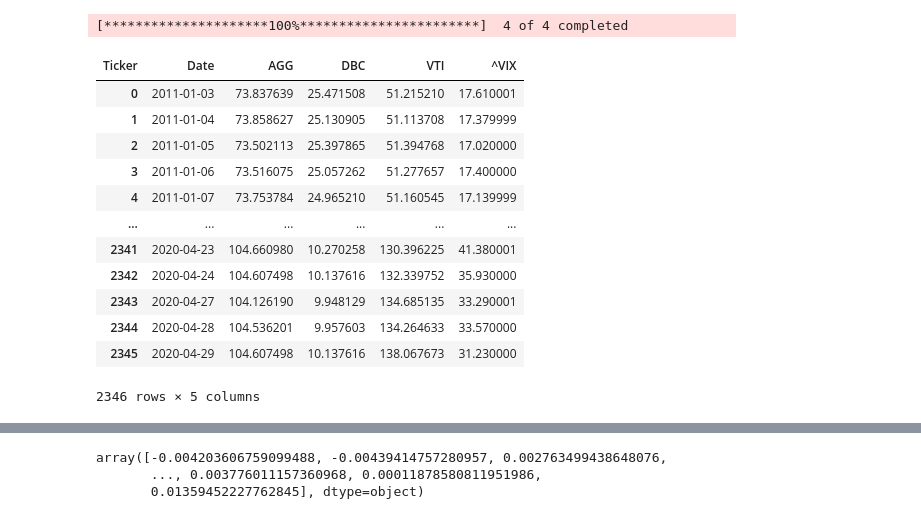
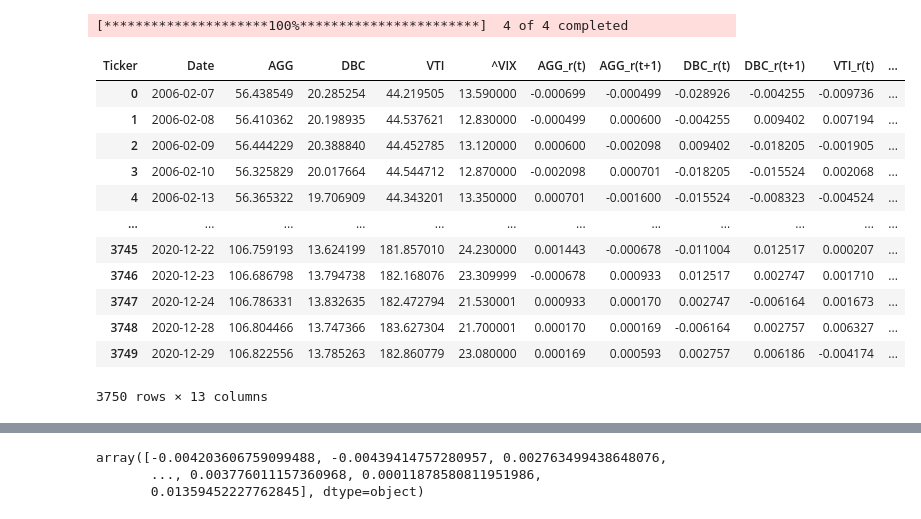
Before and after one commit to alexandreviard/DL-Portfolio-CMAP, a Jupyter notebook: massyle/allocation_article_zhang_DL.ipynb, the cells around one changed output, grey strips where cells are left out. Drawn from its saved outputs; the diff is of its cells as text; code cells hidden in the pictures.

```diff
--- a/massyle/allocation_article_zhang_DL.ipynb
+++ b/massyle/allocation_article_zhang_DL.ipynb
@@ -5,11 +5,33 @@ import pandas as pd
 import matplotlib.pyplot as plt
 import math
 # %%
+
+
 tickers = ['VTI', 'AGG', 'DBC', '^VIX']
-data = yf.download(tickers, start="2011-01-01", end="2020-04-30", interval="1d")['Adj Close']
-data_na = data.dropna(axis = 0)
+data = yf.download(tickers, start="2006-01-01", end="2020-12-31", interval="1d")['Adj Close']
+data_na = data.dropna(axis=0).copy()
+
+for column in data_na.columns:
+    data_na.loc[:, f'{column}_r(t)'] = data_na[column].pct_change()
+    data_na.loc[:, f'{column}_r(t+1)'] = data_na[f'{column}_r(t)'].shift(-1)
+
 data_na.dropna(axis=0, inplace=True)
 data_na.reset_index(inplace=True)
 data_na['Date'] = data_na['Date'].dt.date
+
+data_na
 # %% [output]
 [*********************100%***********************]  4 of 4 completed
+| Ticker | Date | AGG | DBC | VTI | ^VIX | AGG_r(t) | AGG_r(t+1) | DBC_r(t) | DBC_r(t+1) | VTI_r(t) | ... |
+| 0 | 2006-02-07 | 56.438549 | 20.285254 | 44.219505 | 13.590000 | -0.000699 | -0.000499 | -0.028926 | -0.004255 | -0.009736 | ... |
+| 1 | 2006-02-08 | 56.410362 | 20.198935 | 44.537621 | 12.830000 | -0.000499 | 0.000600 | -0.004255 | 0.009402 | 0.007194 | ... |
+| 2 | 2006-02-09 | 56.444229 | 20.388840 | 44.452785 | 13.120000 | 0.000600 | -0.002098 | 0.009402 | -0.018205 | -0.001905 | ... |
+| 3 | 2006-02-10 | 56.325829 | 20.017664 | 44.544712 | 12.870000 | -0.002098 | 0.000701 | -0.018205 | -0.015524 | 0.002068 | ... |
+| 4 | 2006-02-13 | 56.365322 | 19.706909 | 44.343201 | 13.350000 | 0.000701 | -0.001600 | -0.015524 | -0.008323 | -0.004524 | ... |
+| ... | ... | ... | ... | ... | ... | ... | ... | ... | ... | ... | ... |
+| 3745 | 2020-12-22 | 106.759193 | 13.624199 | 181.857010 | 24.230000 | 0.001443 | -0.000678 | -0.011004 | 0.012517 | 0.000207 | ... |
+| 3746 | 2020-12-23 | 106.686798 | 13.794738 | 182.168076 | 23.309999 | -0.000678 | 0.000933 | 0.012517 | 0.002747 | 0.001710 | ... |
+| 3747 | 2020-12-24 | 106.786331 | 13.832635 | 182.472794 | 21.530001 | 0.000933 | 0.000170 | 0.002747 | -0.006164 | 0.001673 | ... |
+| 3748 | 2020-12-28 | 106.804466 | 13.747366 | 183.627304 | 21.700001 | 0.000170 | 0.000169 | -0.006164 | 0.002757 | 0.006327 | ... |
+| 3749 | 2020-12-29 | 106.822556 | 13.785263 | 182.860779 | 23.080000 | 0.000169 | 0.000593 | 0.002757 | 0.006186 | -0.004174 | ... |
+3750 rows × 13 columns
@@ -18,16 +37,0 @@ data_na['Date'] = pd.to_datetime(data_na['Date'])
-# %%
-data_na
-# %% [output]
-| Ticker | Date | AGG | DBC | VTI | ^VIX |
-| 0 | 2011-01-03 | 73.837639 | 25.471508 | 51.215210 | 17.610001 |
-| 1 | 2011-01-04 | 73.858627 | 25.130905 | 51.113708 | 17.379999 |
-| 2 | 2011-01-05 | 73.502113 | 25.397865 | 51.394768 | 17.020000 |
-| 3 | 2011-01-06 | 73.516075 | 25.057262 | 51.277657 | 17.400000 |
-| 4 | 2011-01-07 | 73.753784 | 24.965210 | 51.160545 | 17.139999 |
-| ... | ... | ... | ... | ... | ... |
-| 2341 | 2020-04-23 | 104.660980 | 10.270258 | 130.396225 | 41.380001 |
-| 2342 | 2020-04-24 | 104.607498 | 10.137616 | 132.339752 | 35.930000 |
-| 2343 | 2020-04-27 | 104.126190 | 9.948129 | 134.685135 | 33.290001 |
-| 2344 | 2020-04-28 | 104.536201 | 9.957603 | 134.264633 | 33.570000 |
-| 2345 | 2020-04-29 | 104.607498 | 10.137616 | 138.067673 | 31.230000 |
-2346 rows × 5 columns
```
Also changed, not shown: parts of 12 cells of this notebook.
